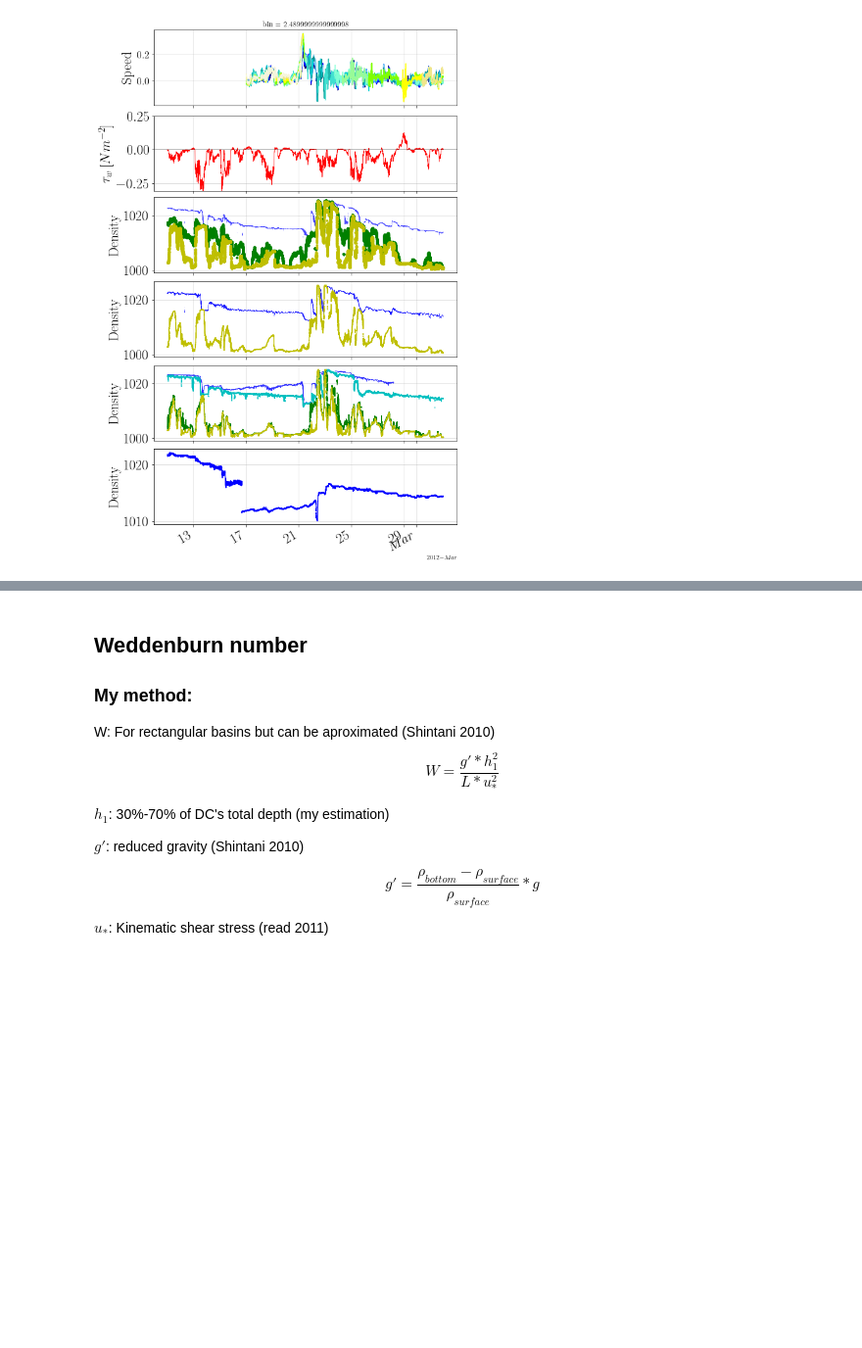
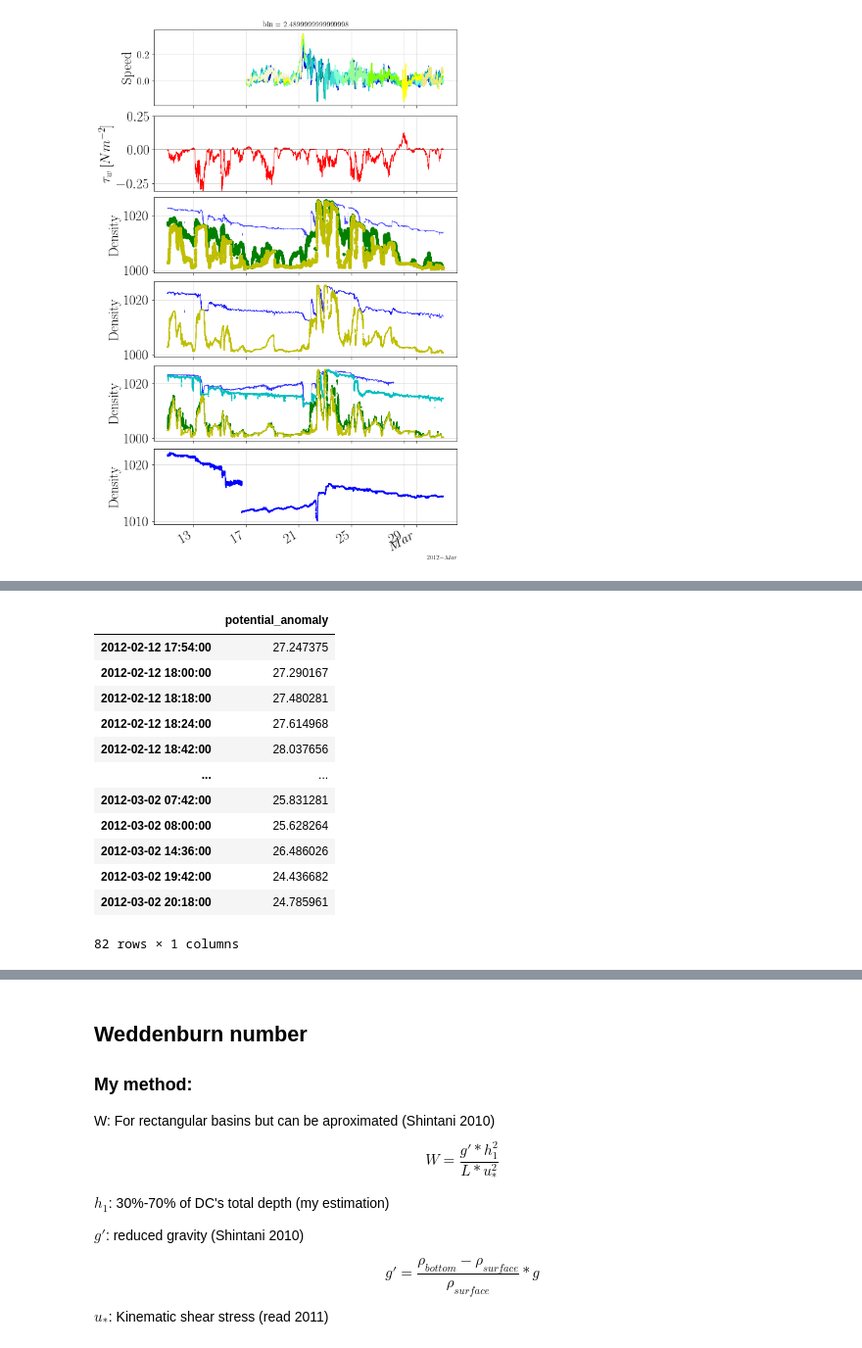
Before and after one commit to Dhannai/Thesis, a Jupyter notebook: febmar/lake_mixing-stratification_indices.ipynb, the cells around one changed output, grey strips where cells are left out. Shown at 98% size. Saved outputs shown, nothing was run; the diff lists cells and outputs as text; code cells hidden in the pictures; blank space fills up the shorter version.

```diff
--- a/febmar/lake_mixing-stratification_indices.ipynb
+++ b/febmar/lake_mixing-stratification_indices.ipynb
@@ -486,0 +551,16 @@ plt.show()
+# %%
+nm_phi.loc[d[:, 0]]
+# %% [output]
+|  | potential_anomaly |
+| 2012-02-12 17:54:00 | 27.247375 |
+| 2012-02-12 18:00:00 | 27.290167 |
+| 2012-02-12 18:18:00 | 27.480281 |
+| 2012-02-12 18:24:00 | 27.614968 |
+| 2012-02-12 18:42:00 | 28.037656 |
+| ... | ... |
+| 2012-03-02 07:42:00 | 25.831281 |
+| 2012-03-02 08:00:00 | 25.628264 |
+| 2012-03-02 14:36:00 | 26.486026 |
+| 2012-03-02 19:42:00 | 24.436682 |
+| 2012-03-02 20:18:00 | 24.785961 |
+82 rows × 1 columns
```
Also changed, not shown: parts of 7 cells of this notebook, 4 other files.
